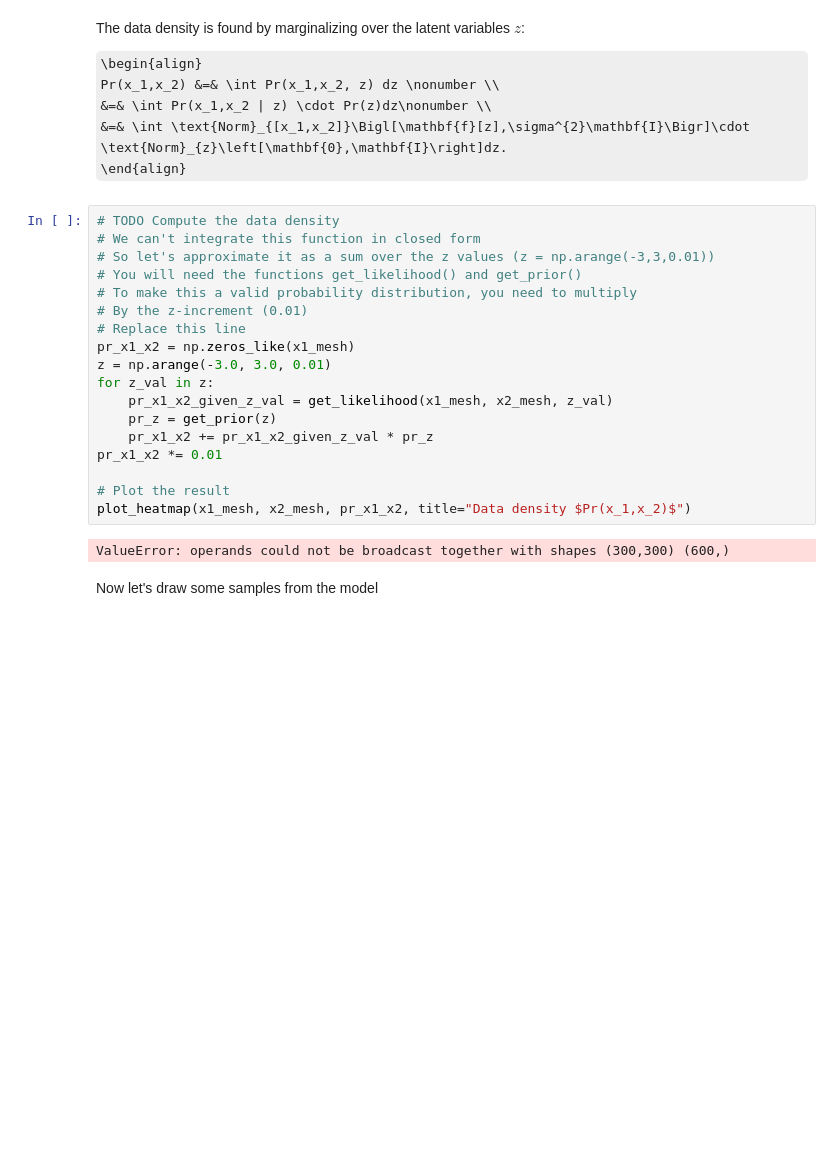
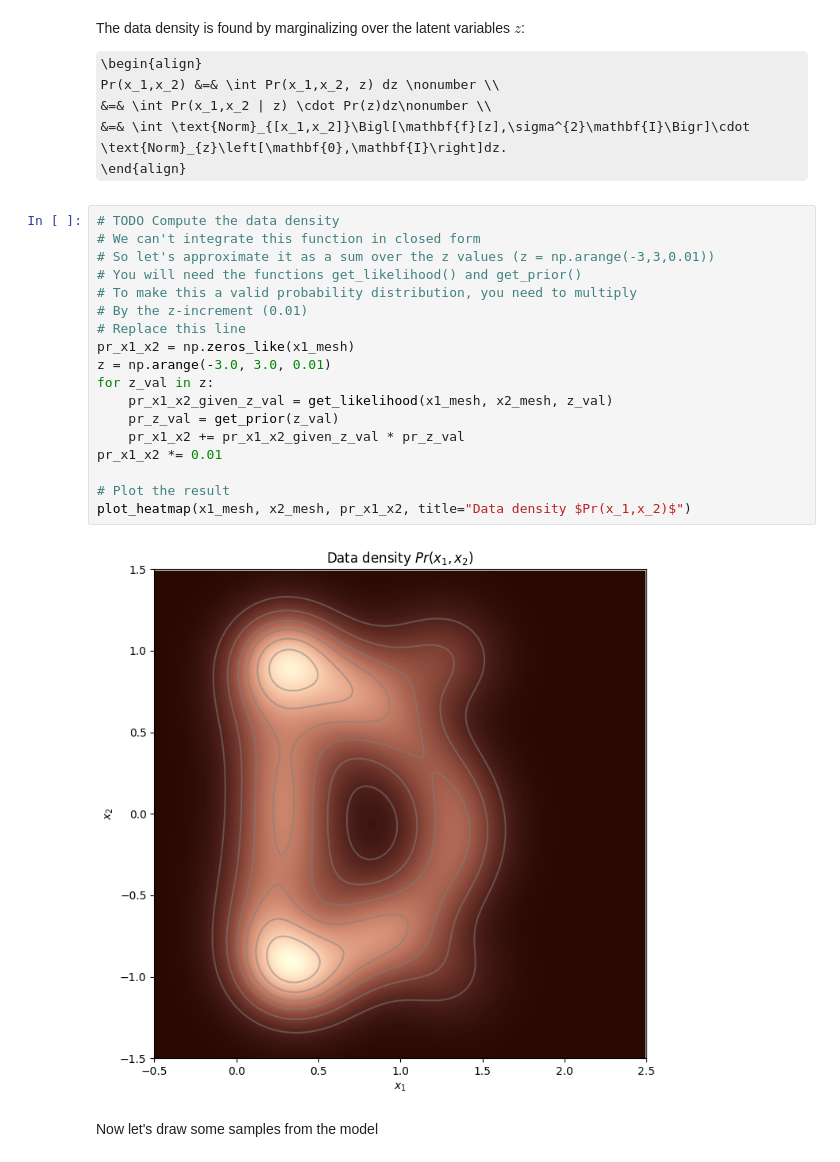
Before and after one commit to CalvinYorkCS/udl-notebooks, a Jupyter notebook: Notebooks/Chap17/17_1_Latent_Variable_Models.ipynb, the cells around one changed output. Saved outputs shown, nothing was run; the diff lists cells and outputs as text; some formulas as TeX source; blank space fills up the shorter version.

```diff
--- a/Notebooks/Chap17/17_1_Latent_Variable_Models.ipynb
+++ b/Notebooks/Chap17/17_1_Latent_Variable_Models.ipynb
@@ -135,23 +135,23 @@ The data density is found by marginalizing over the latent variables $z$:
 # %%
 # TODO Compute the data density
 # We can't integrate this function in closed form
 # So let's approximate it as a sum over the z values (z = np.arange(-3,3,0.01))
 # You will need the functions get_likelihood() and get_prior()
 # To make this a valid probability distribution, you need to multiply
 # By the z-increment (0.01)
 # Replace this line
 pr_x1_x2 = np.zeros_like(x1_mesh)
 z = np.arange(-3.0, 3.0, 0.01)
 for z_val in z:
     pr_x1_x2_given_z_val = get_likelihood(x1_mesh, x2_mesh, z_val)
-    pr_z = get_prior(z)
-    pr_x1_x2 += pr_x1_x2_given_z_val * pr_z
+    pr_z_val = get_prior(z_val)
+    pr_x1_x2 += pr_x1_x2_given_z_val * pr_z_val
 pr_x1_x2 *= 0.01
 
 # Plot the result
 plot_heatmap(x1_mesh, x2_mesh, pr_x1_x2, title="Data density $Pr(x_1,x_2)$")
 # %% [output]
-ValueError: operands could not be broadcast together with shapes (300,300) (600,)
+[figure, added]
 # %% [markdown]
 Now let's draw some samples from the model
 # %%
```
Also changed, not shown: parts of 1 cell of this notebook.
